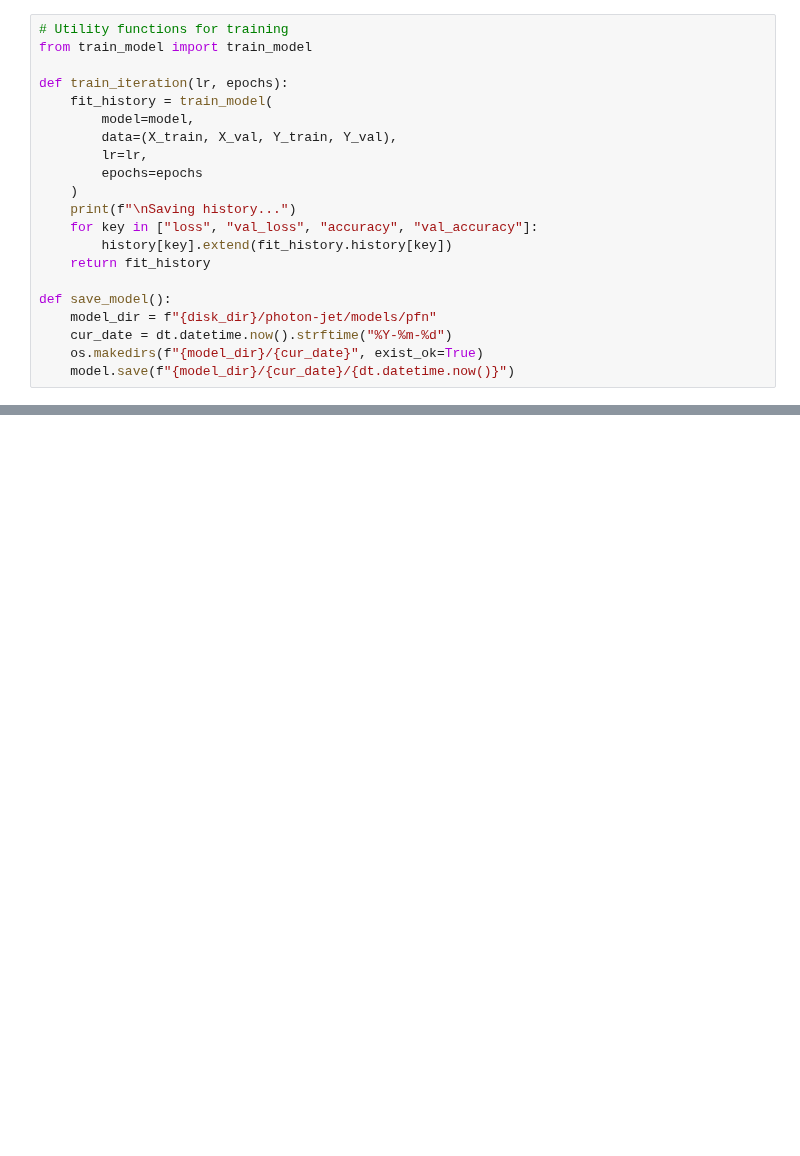
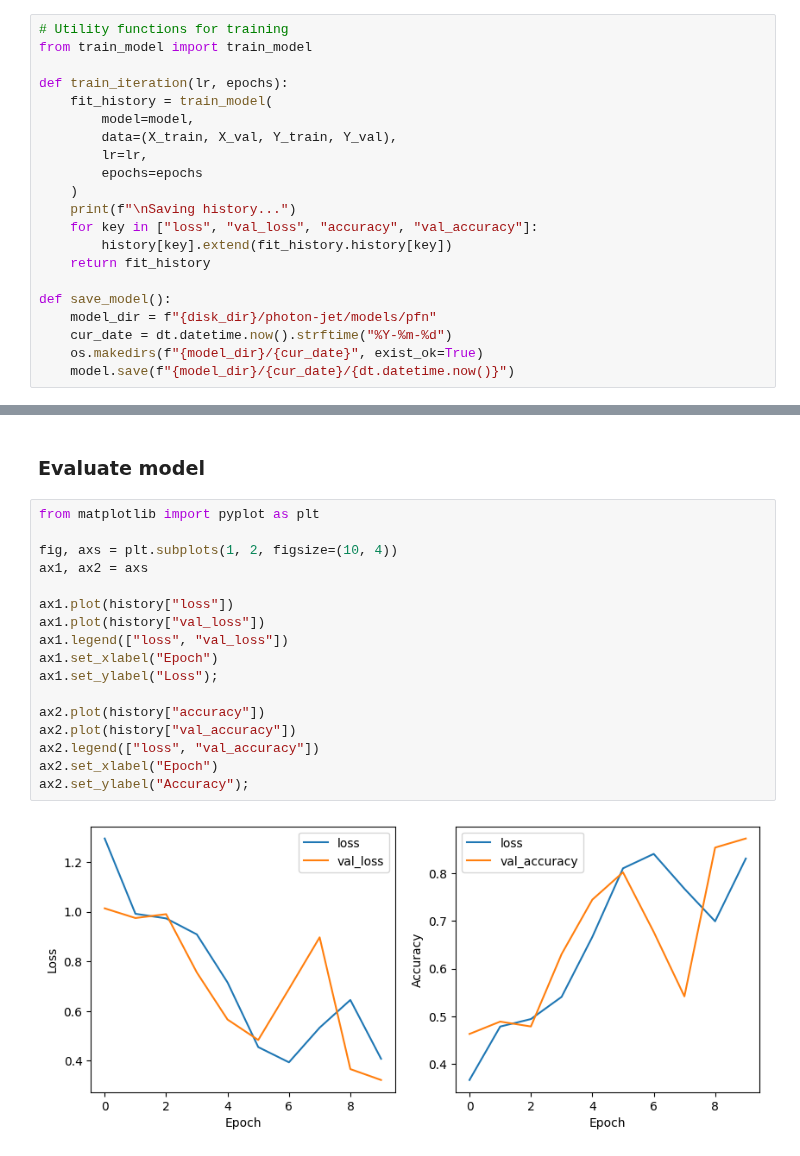
Before and after one commit to womogenes/photon-jet, a Jupyter notebook: scalar_test/pfn/scalar/scalar_main.ipynb, the cells around one changed output, grey strips where cells are left out. Cells and saved outputs as stored; diff of their text form; blank space fills up the shorter version.

```diff
--- a/scalar_test/pfn/scalar/scalar_main.ipynb
+++ b/scalar_test/pfn/scalar/scalar_main.ipynb
@@ -94,0 +96,21 @@ Epoch 8/10
+# %% [markdown]
+### Evaluate model
+# %%
+from matplotlib import pyplot as plt
+
+fig, axs = plt.subplots(1, 2, figsize=(10, 4))
+ax1, ax2 = axs
+
+ax1.plot(history["loss"])
+ax1.plot(history["val_loss"])
+ax1.legend(["loss", "val_loss"])
+ax1.set_xlabel("Epoch")
+ax1.set_ylabel("Loss");
+
+ax2.plot(history["accuracy"])
+ax2.plot(history["val_accuracy"])
+ax2.legend(["loss", "val_accuracy"])
+ax2.set_xlabel("Epoch")
+ax2.set_ylabel("Accuracy");
+# %% [output]
+[figure, added]
```
Also changed, not shown: parts of 2 cells of this notebook, 1 other file.
